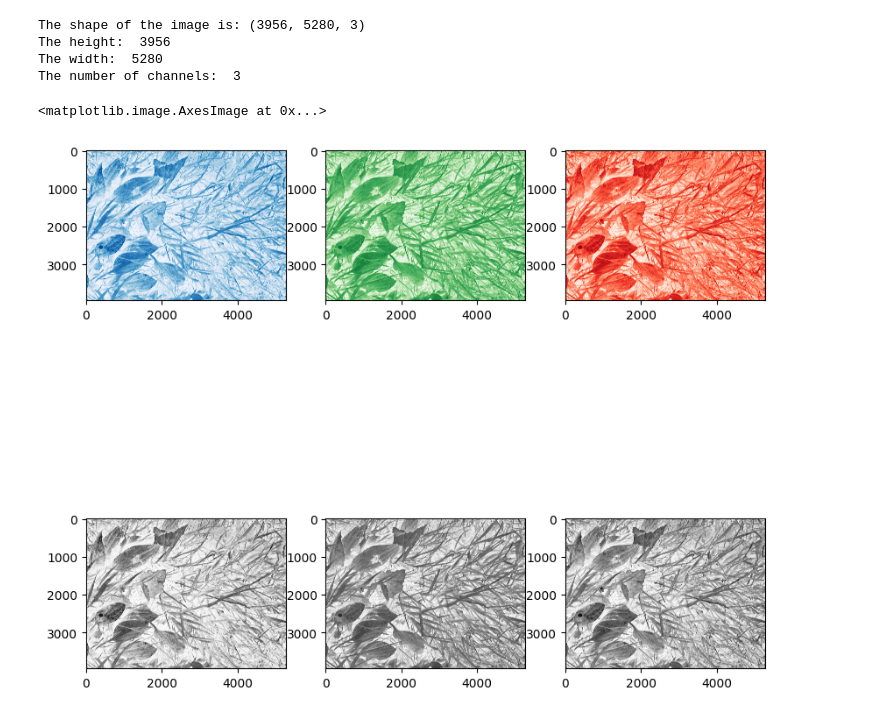
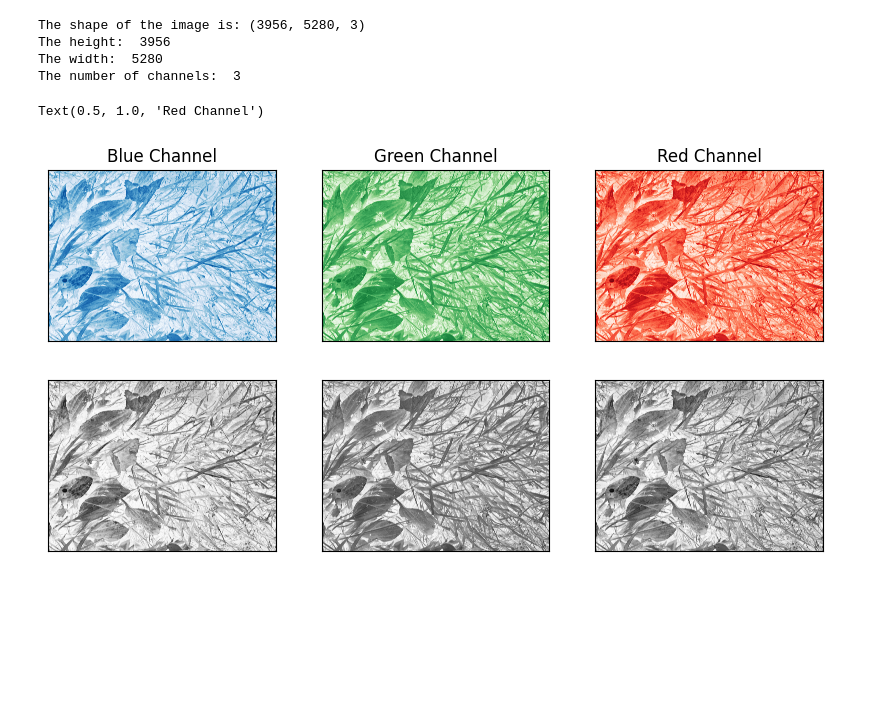
Before and after one commit to mattsmiths/SICBCV2025, a Jupyter notebook: Image_processing_SICB_2025.ipynb, the cells around one changed output. Drawn from its saved outputs; the diff is of its cells as text; code cells hidden in the pictures; blank space fills up the shorter version.

```diff
--- a/Image_processing_SICB_2025.ipynb
+++ b/Image_processing_SICB_2025.ipynb
@@ -116,14 +116,23 @@ blueChannel = image_1[:,:,0] # blues
 greenChannel = image_1[:,:,1] # greens
 redChannel = image_1[:,:,2] # reds
 # %%
-fig,ax = plt.subplots(2,3,figsize=(10,10))
+fig,ax = plt.subplots(2,3,figsize=(10,5))
 ax[0,0].imshow(blueChannel,cmap=plt.cm.Blues,vmin=0,vmax=255)
 ax[0,1].imshow(greenChannel,cmap=plt.cm.Greens,vmin=0,vmax=255)
 ax[0,2].imshow(redChannel,cmap=plt.cm.Reds,vmin=0,vmax=255)
 
 ax[1,0].imshow(blueChannel,cmap=plt.cm.Grays,vmin=0,vmax=255)
 ax[1,1].imshow(greenChannel,cmap=plt.cm.Grays,vmin=0,vmax=255)
 ax[1,2].imshow(redChannel,cmap=plt.cm.Grays,vmin=0,vmax=255)
+
+for ele in range(0,3):
+  for ee in range(0,2):
+    axx = ax[ee,ele].set_yticks([])
+    axx = ax[ee,ele].set_xticks([])
+
+ax[0,0].set_title('Blue Channel')
+ax[0,1].set_title('Green Channel')
+ax[0,2].set_title('Red Channel')
 # %% [output]
-<matplotlib.image.AxesImage at 0x...>
+Text(0.5, 1.0, 'Red Channel')
-[figure, old version]
+[figure, new version]
```
